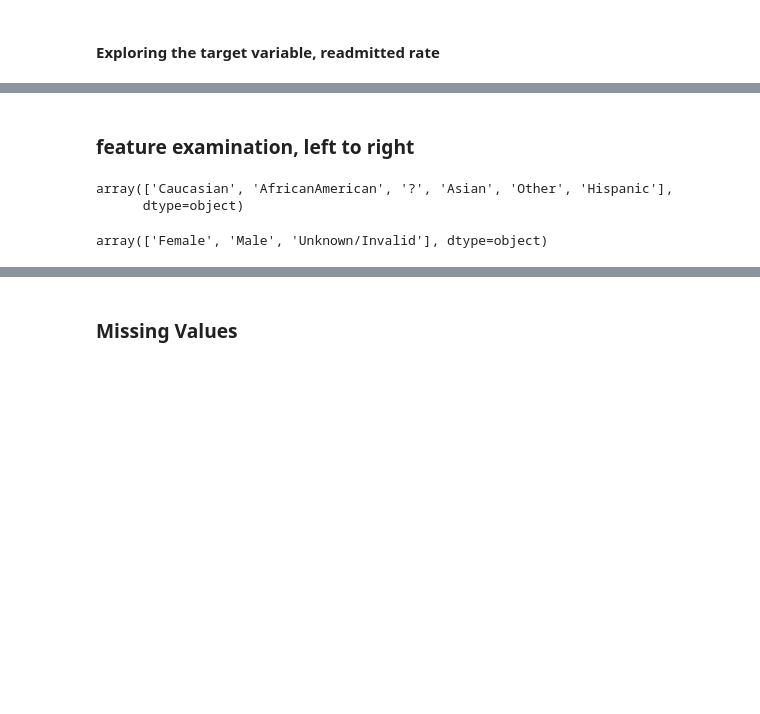
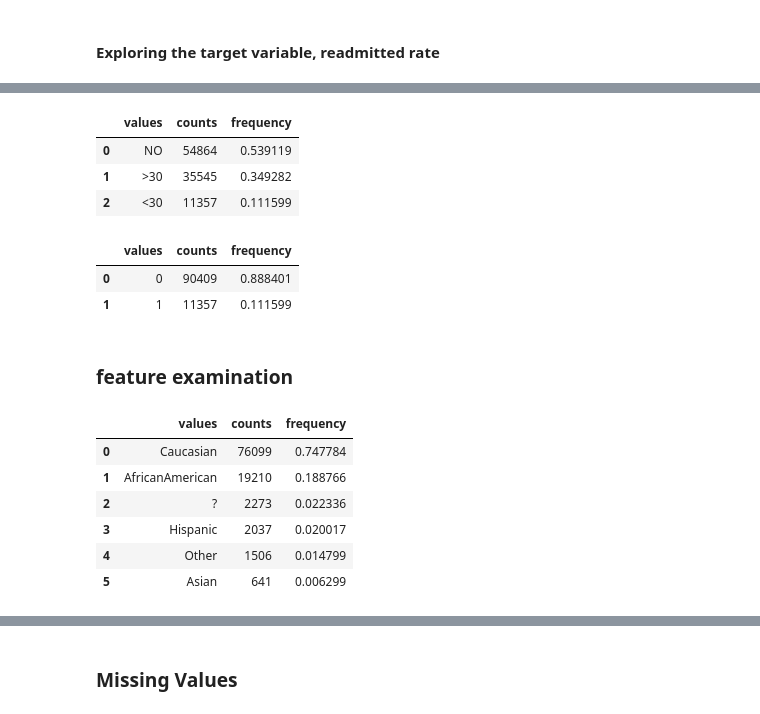
Before and after one commit to csongdechakraiwut/Capstone_Diabetes, a Jupyter notebook: Xing/capstone_scrapbook.ipynb, the cells around one changed output, grey strips where cells are left out. Saved outputs shown, nothing was run; the diff lists cells and outputs as text; code cells hidden in the pictures; blank space fills up the shorter version.

```diff
--- a/Xing/capstone_scrapbook.ipynb
+++ b/Xing/capstone_scrapbook.ipynb
@@ -6,3 +1,24 @@ import time
+# %%
+import pandas as pd
+import numpy as np
+import pandas_profiling
+import seaborn as sns
+import re
+
+from scipy import stats
+from scipy.stats import skew
+from sklearn import linear_model
+from sklearn.preprocessing import RobustScaler, StandardScaler
+from sklearn.linear_model import LogisticRegression
+
+import sklearn.model_selection as ms
+from sklearn.model_selection import StratifiedKFold
+from sklearn.model_selection import GridSearchCV
+from sklearn.metrics import confusion_matrix
+from sklearn.metrics import accuracy_score, precision_score, recall_score, roc_auc_score
+
+pd.set_option('display.max_columns',99)
+pd.set_option('display.max_rows',300)
 # %%
 test_dataset = pd.read_csv('./test_dataset.csv')
 train_dataset = pd.read_csv('./train_dataset.csv')
@@ -82 +57,8 @@ dtype: int64
+# %%
+summarize_feature(df, 'readmitted')
+# %% [output]
+|  | values | counts | frequency |
+| 0 | NO | 54864 | 0.539119 |
+| 1 | >30 | 35545 | 0.349282 |
+| 2 | <30 | 11357 | 0.111599 |
 # %%
@@ -85,10 +67,21 @@ df['readmitted'] = df['readmitted'].replace('<30', 1)
 df['readmitted'] = df['readmitted'].replace('NO', 0)
 #replace target variable with numerical value
+# %%
+summarize_feature(df, 'readmitted')
+# %% [output]
+|  | values | counts | frequency |
+| 0 | 0 | 90409 | 0.888401 |
+| 1 | 1 | 11357 | 0.111599 |
 # %% [markdown]
-### feature examination, left to right
+### feature examination
-# %%
-df.race.unique()
-# %% [output]
-array(['Caucasian', 'AfricanAmerican', '?', 'Asian', 'Other', 'Hispanic'],
-      dtype=object)
+# %%
+summarize_feature(df, 'race')
+# %% [output]
+|  | values | counts | frequency |
+| 0 | Caucasian | 76099 | 0.747784 |
+| 1 | AfricanAmerican | 19210 | 0.188766 |
+| 2 | ? | 2273 | 0.022336 |
+| 3 | Hispanic | 2037 | 0.020017 |
+| 4 | Other | 1506 | 0.014799 |
+| 5 | Asian | 641 | 0.006299 |
 # %%
@@ -98,4 +90,0 @@ df.race.replace(dict_race, inplace=True)
-# %%
-df.gender.unique()
-# %% [output]
-array(['Female', 'Male', 'Unknown/Invalid'], dtype=object)
```
Also changed, not shown: parts of 33 cells of this notebook.
